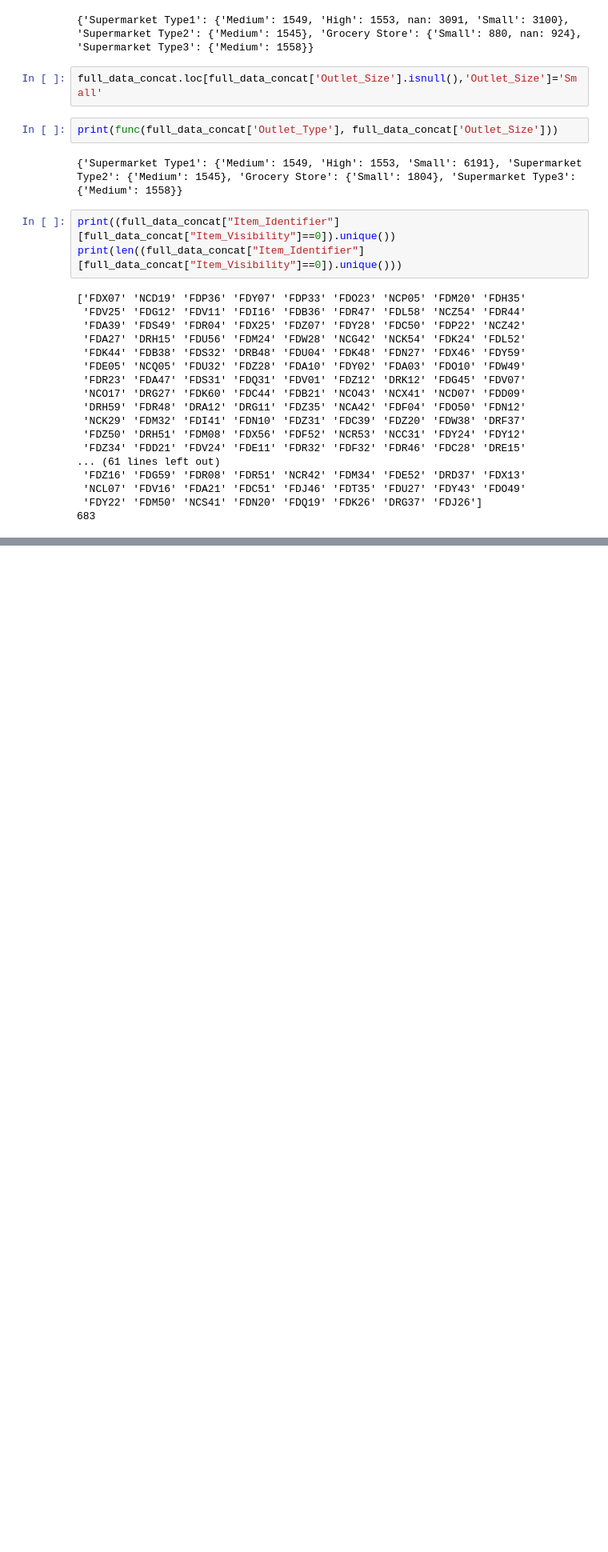
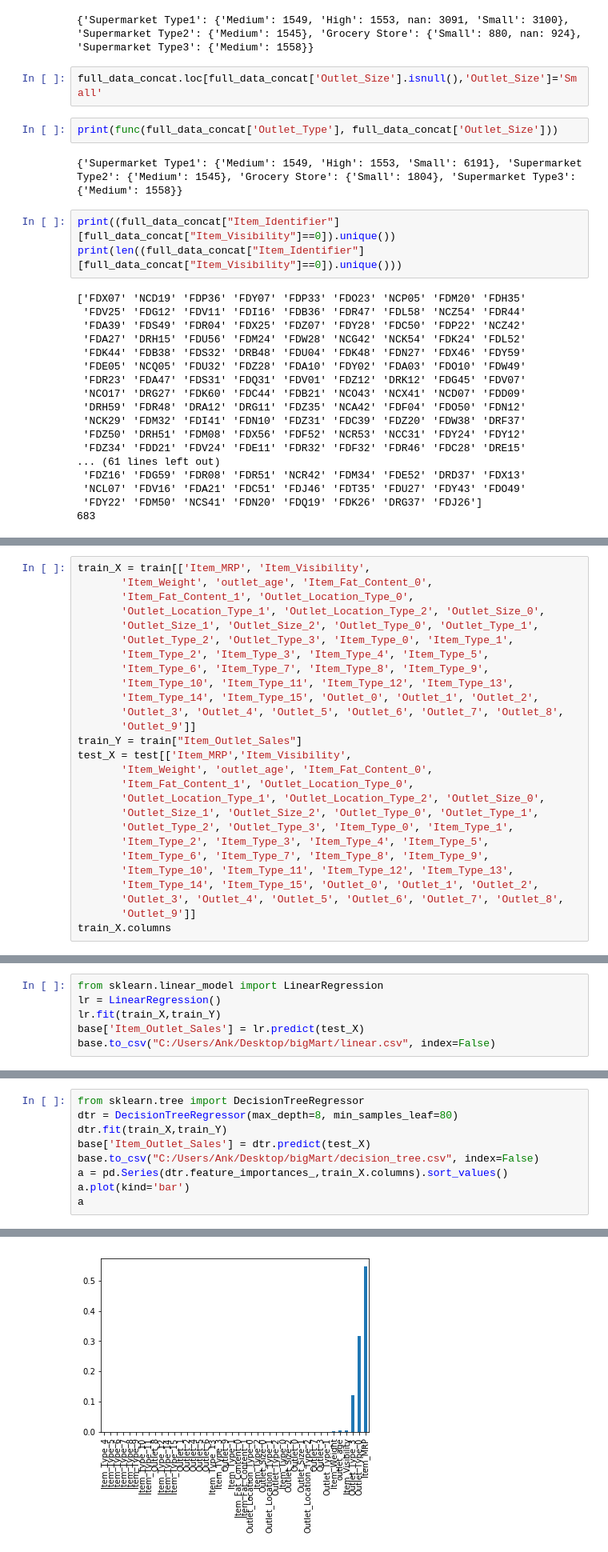
Before and after one commit to ankur0692/Big_mart, a Jupyter notebook: BigMart.ipynb, the cells around one changed output, grey strips where cells are left out. Shown at 80% size. Drawn from its saved outputs; the diff is of its cells as text; blank space fills up the shorter version.

```diff
--- a/BigMart.ipynb
+++ b/BigMart.ipynb
@@ -331,0 +495,27 @@ print(len((full_data_concat["Item_Identifier"][full_data_concat["Item_Visibility
+# %%
+train_X = train[['Item_MRP', 'Item_Visibility',
+       'Item_Weight', 'outlet_age', 'Item_Fat_Content_0',
+       'Item_Fat_Content_1', 'Outlet_Location_Type_0',
+       'Outlet_Location_Type_1', 'Outlet_Location_Type_2', 'Outlet_Size_0',
+       'Outlet_Size_1', 'Outlet_Size_2', 'Outlet_Type_0', 'Outlet_Type_1',
+       'Outlet_Type_2', 'Outlet_Type_3', 'Item_Type_0', 'Item_Type_1',
+       'Item_Type_2', 'Item_Type_3', 'Item_Type_4', 'Item_Type_5',
+       'Item_Type_6', 'Item_Type_7', 'Item_Type_8', 'Item_Type_9',
+       'Item_Type_10', 'Item_Type_11', 'Item_Type_12', 'Item_Type_13',
+       'Item_Type_14', 'Item_Type_15', 'Outlet_0', 'Outlet_1', 'Outlet_2',
+       'Outlet_3', 'Outlet_4', 'Outlet_5', 'Outlet_6', 'Outlet_7', 'Outlet_8',
+       'Outlet_9']]
+train_Y = train["Item_Outlet_Sales"]
+test_X = test[['Item_MRP','Item_Visibility',
+       'Item_Weight', 'outlet_age', 'Item_Fat_Content_0',
+       'Item_Fat_Content_1', 'Outlet_Location_Type_0',
+       'Outlet_Location_Type_1', 'Outlet_Location_Type_2', 'Outlet_Size_0',
+       'Outlet_Size_1', 'Outlet_Size_2', 'Outlet_Type_0', 'Outlet_Type_1',
+       'Outlet_Type_2', 'Outlet_Type_3', 'Item_Type_0', 'Item_Type_1',
+       'Item_Type_2', 'Item_Type_3', 'Item_Type_4', 'Item_Type_5',
+       'Item_Type_6', 'Item_Type_7', 'Item_Type_8', 'Item_Type_9',
+       'Item_Type_10', 'Item_Type_11', 'Item_Type_12', 'Item_Type_13',
+       'Item_Type_14', 'Item_Type_15', 'Outlet_0', 'Outlet_1', 'Outlet_2',
+       'Outlet_3', 'Outlet_4', 'Outlet_5', 'Outlet_6', 'Outlet_7', 'Outlet_8',
+       'Outlet_9']]
+train_X.columns
@@ -331,0 +535,6 @@ print(len((full_data_concat["Item_Identifier"][full_data_concat["Item_Visibility
+# %%
+from sklearn.linear_model import LinearRegression
+lr = LinearRegression()
+lr.fit(train_X,train_Y)
+base['Item_Outlet_Sales'] = lr.predict(test_X)
+base.to_csv("C:/Users/Ank/Desktop/bigMart/linear.csv", index=False)
@@ -331,0 +568,10 @@ print(len((full_data_concat["Item_Identifier"][full_data_concat["Item_Visibility
+# %%
+from sklearn.tree import DecisionTreeRegressor
+dtr = DecisionTreeRegressor(max_depth=8, min_samples_leaf=80)
+dtr.fit(train_X,train_Y)
+base['Item_Outlet_Sales'] = dtr.predict(test_X)
+base.to_csv("C:/Users/Ank/Desktop/bigMart/decision_tree.csv", index=False)
+a = pd.Series(dtr.feature_importances_,train_X.columns).sort_values()
+a.plot(kind='bar')
+a
+# %% [output]
@@ -331,0 +599 @@ print(len((full_data_concat["Item_Identifier"][full_data_concat["Item_Visibility
+[figure, added]
```
Also changed, not shown: parts of 29 cells of this notebook.
